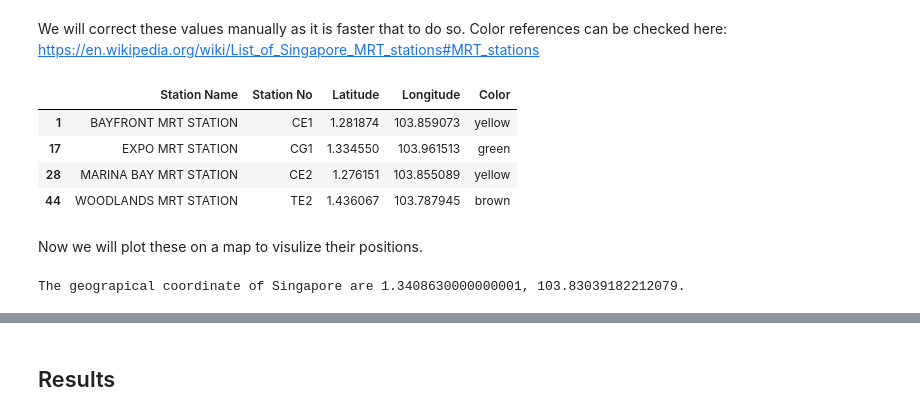
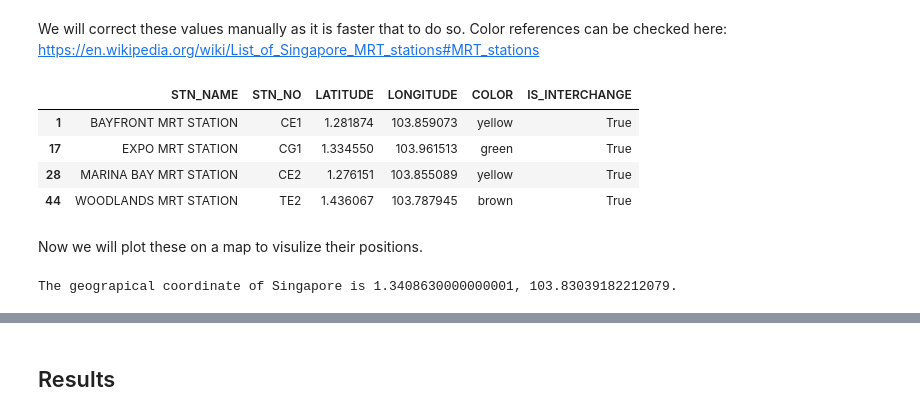
Before and after one commit to alfredtan/Coursera_Capstone, a Jupyter notebook: Week 4 Assignment/Capstone - Final Assignment.ipynb, the cells around one changed output, grey strips where cells are left out. Saved outputs shown, nothing was run; the diff lists cells and outputs as text; code cells hidden in the pictures.

```diff
--- a/Week 4 Assignment/Capstone - Final Assignment.ipynb
+++ b/Week 4 Assignment/Capstone - Final Assignment.ipynb
@@ -94,10 +115,7 @@ sg_mrt_stations_all.shape
 # %% [markdown]
 The data provided is structured in a way that the MRT station names that are interchanges are repeated for each train network it is connected to. We can quickly verify this:
 # %%
-# sg_mrt_stations_all["STN_NAME"].value_counts()
-#In [36]: DataFrame({'count' : df1.groupby( [ "Name", "City"] ).size()}).reset_index()
-
-sg_mrt_stations_all_grouped = sg_mrt_stations_all.loc[:].groupby('Station Name').count()
-sg_mrt_stations_all_grouped.rename( columns = { 'Station No' : 'Total Stations' }, inplace=True)
-sg_mrt_stations_all_grouped[ ['Total Stations'] ].sort_values( ['Total Stations'], ascending=False ).head(10)
+sg_mrt_stations_all_grouped = sg_mrt_stations_all.loc[:].groupby('STN_NAME').count()
+sg_mrt_stations_all_grouped.rename( columns = { 'STN_NO' : 'TOTAL_STNS' }, inplace=True)
+sg_mrt_stations_all_grouped[ ['TOTAL_STNS'] ].sort_values( ['TOTAL_STNS'], ascending=False ).head(10)
 # %% [output]
@@ -167,0 +147,15 @@ sg_mrt_stations_inx.head(10)
+# %%
+# Create a dataframe of the interchange names
+
+
+mrt_interchange_names = sg_mrt_stations_all_grouped.loc[:].reset_index()
+
+# get the indexes of non-interchange stations
+indexes_to_drop = mrt_interchange_names[ mrt_interchange_names['TOTAL_STNS'] == 1 ].index
+
+# drop them
+mrt_interchange_names.drop(indexes_to_drop, inplace = True)
+mrt_interchange_names.drop(['LATITUDE', 'LONGITUDE', 'COLOR'], axis=1, inplace=True)
+mrt_interchange_names.reset_index(inplace=True, drop=True)
+
+mrt_interchange_names.head()
@@ -167,0 +169,9 @@ sg_mrt_stations_inx.head(10)
+# %%
+
+# add a column to indicate which station is an interchange
+sg_mrt_stations_all['IS_INTERCHANGE'] = sg_mrt_stations_all['STN_NAME'].isin( mrt_interchange_names['STN_NAME'] )
+
+# create a new dataframe that are interchanges
+mrt_interchanges = sg_mrt_stations_all.loc[ sg_mrt_stations_all['IS_INTERCHANGE'] == True ].copy()
+mrt_interchanges.reset_index(inplace=True, drop=True)
+mrt_interchanges.head()
@@ -179,20 +216,20 @@ sg_mrt_stations_inx[ sg_mrt_stations_inx['Color'] == 'others' ]
 We will correct these values manually as it is faster that to do so. Color references can be checked here: https://en.wikipedia.org/wiki/List_of_Singapore_MRT_stations#MRT_stations
 # %%
 # Update using the indexes from the table above
-sg_mrt_stations_inx.loc[1, 'Color'] = 'yellow'
-sg_mrt_stations_inx.loc[17, 'Color'] = 'green'
-sg_mrt_stations_inx.loc[28, 'Color'] = 'yellow'
-sg_mrt_stations_inx.loc[44, 'Color'] = 'brown'
+mrt_interchanges.loc[1, 'COLOR'] = 'yellow'
+mrt_interchanges.loc[17, 'COLOR'] = 'green'
+mrt_interchanges.loc[28, 'COLOR'] = 'yellow'
+mrt_interchanges.loc[44, 'COLOR'] = 'brown'
 
 
 # let's check the values again
-sg_mrt_stations_inx.loc[[1, 17, 28, 44]]
+mrt_interchanges.loc[[1, 17, 28, 44]]
 # %% [output]
-|  | Station Name | Station No | Latitude | Longitude | Color |
-| 1 | BAYFRONT MRT STATION | CE1 | 1.281874 | 103.859073 | yellow |
-| 17 | EXPO MRT STATION | CG1 | 1.334550 | 103.961513 | green |
-| 28 | MARINA BAY MRT STATION | CE2 | 1.276151 | 103.855089 | yellow |
-| 44 | WOODLANDS MRT STATION | TE2 | 1.436067 | 103.787945 | brown |
+|  | STN_NAME | STN_NO | LATITUDE | LONGITUDE | COLOR | IS_INTERCHANGE |
+| 1 | BAYFRONT MRT STATION | CE1 | 1.281874 | 103.859073 | yellow | True |
+| 17 | EXPO MRT STATION | CG1 | 1.334550 | 103.961513 | green | True |
+| 28 | MARINA BAY MRT STATION | CE2 | 1.276151 | 103.855089 | yellow | True |
+| 44 | WOODLANDS MRT STATION | TE2 | 1.436067 | 103.787945 | brown | True |
 # %% [markdown]
 Now we will plot these on a map to visulize their positions.
 # %%
@@ -202,6 +239,6 @@ geolocator = Nominatim(user_agent="sg_explorer")
 location = geolocator.geocode(address)
 latitude = location.latitude
 longitude = location.longitude
-print('The geograpical coordinate of Singapore are {}, {}.'.format(latitude, longitude))
+print('The geograpical coordinate of Singapore is {}, {}.'.format(latitude, longitude))
 # %% [output]
-The geograpical coordinate of Singapore are 1.3408630000000001, 103.83039182212079.
+The geograpical coordinate of Singapore is 1.3408630000000001, 103.83039182212079.
```
Also changed, not shown: parts of 60 cells of this notebook, 4 other files.
